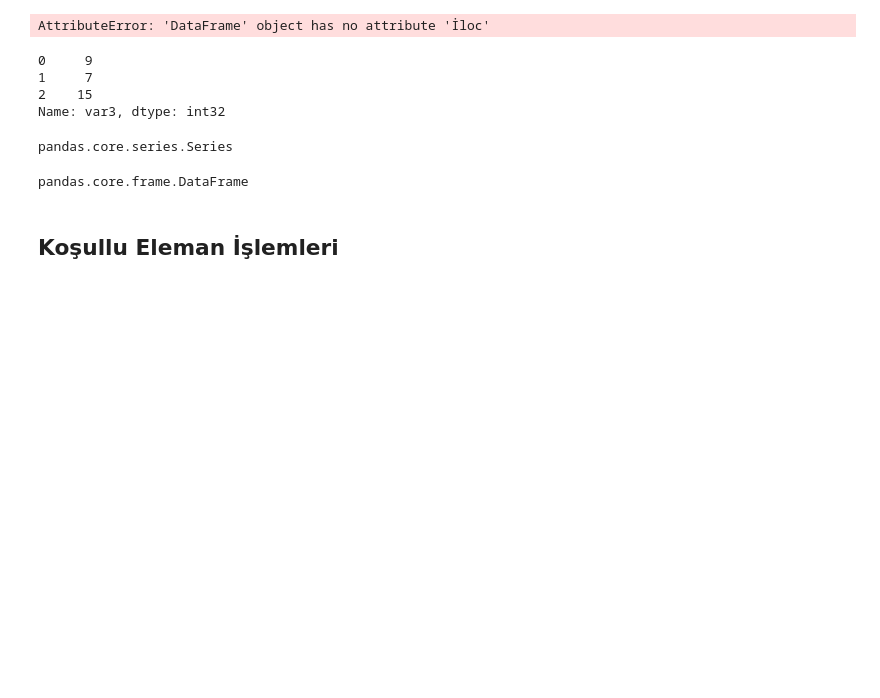
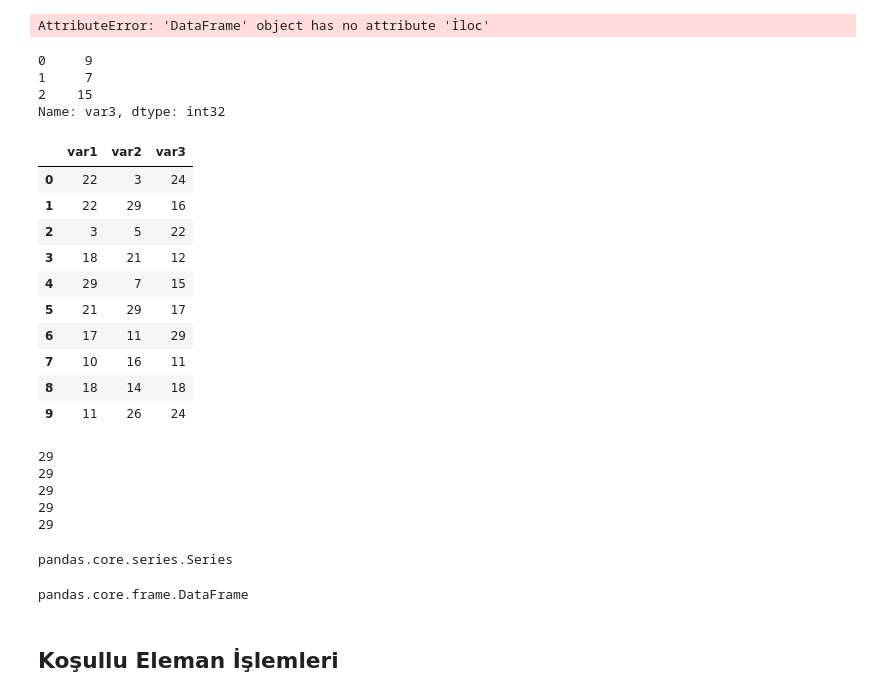
Before and after one commit to MertUrper/Numpy_Pandas, a Jupyter notebook: Pandas_2.ipynb, the cells around one changed output. Cells and saved outputs as stored; diff of their text form; code cells hidden in the pictures; blank space fills up the shorter version.

```diff
--- a/Pandas_2.ipynb
+++ b/Pandas_2.ipynb
@@ -81,6 +89,33 @@ Name: var3, dtype: int32
 # özetle iloc index bazlı, loc ise etiket(satır ve sütun ismi) bazlı çalışır
 # iloc[row_index, column_index]
 # loc[row_label, column_label]
+# %%
+df
+# %% [output]
+|  | var1 | var2 | var3 |
+| 0 | 22 | 3 | 24 |
+| 1 | 22 | 29 | 16 |
+| 2 | 3 | 5 | 22 |
+| 3 | 18 | 21 | 12 |
+| 4 | 29 | 7 | 15 |
+| 5 | 21 | 29 | 17 |
+| 6 | 17 | 11 | 29 |
+| 7 | 10 | 16 | 11 |
+| 8 | 18 | 14 | 18 |
+| 9 | 11 | 26 | 24 |
+# %%
+# var2 sütun ve 2. satır verisine alternatif ulaşımlar:
+print(df.iloc[1,1])
+print(df.iloc[1][1])
+print(df.iloc[1]["var2"])
+print(df.loc[1,"var2"])
+print(df.loc[1]["var2"])
+# %% [output]
+29
+29
+29
+29
+29
 # %%
 type(df["var1"])            # tek köşeli parantez ve çift köşeli parantez farkı
 # %% [output]
```
Also changed, not shown: parts of 17 cells of this notebook, 1 other file.
